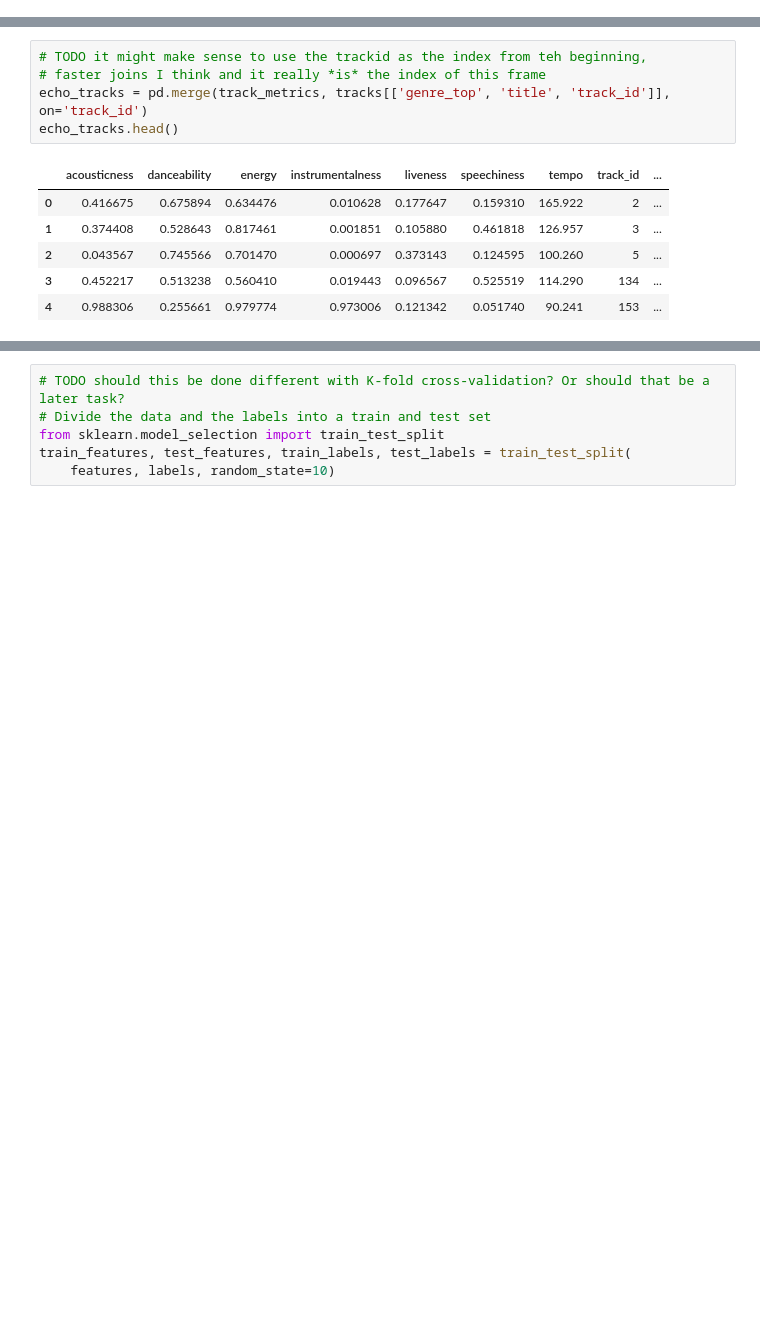
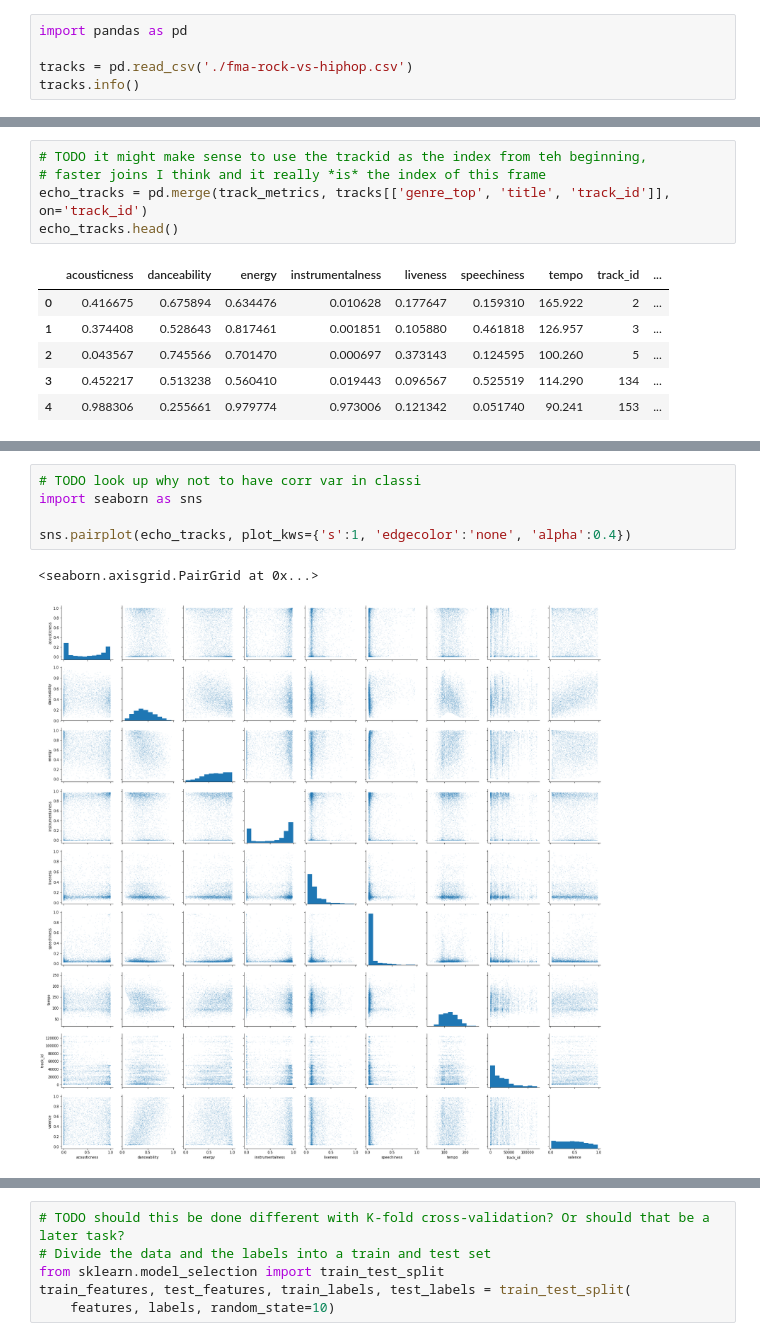
Before and after one commit to UofTCoders/datacamp-projects, a Jupyter notebook: song-classification.ipynb, the cells around one changed output, grey strips where cells are left out. Cells and saved outputs as stored; diff of their text form; blank space fills up the shorter version.

```diff
--- a/song-classification.ipynb
+++ b/song-classification.ipynb
@@ -50,0 +18,5 @@ dtype: int64
+# %%
+import pandas as pd
+
+tracks = pd.read_csv('./fma-rock-vs-hiphop.csv')
+tracks.info()
@@ -148,0 +126,8 @@ echo_tracks.head()
+# %%
+# TODO look up why not to have corr var in classi
+import seaborn as sns
+
+sns.pairplot(echo_tracks, plot_kws={'s':1, 'edgecolor':'none', 'alpha':0.4})
+# %% [output]
+<seaborn.axisgrid.PairGrid at 0x...>
+[figure, added]
```
Also changed, not shown: parts of 47 cells of this notebook.
